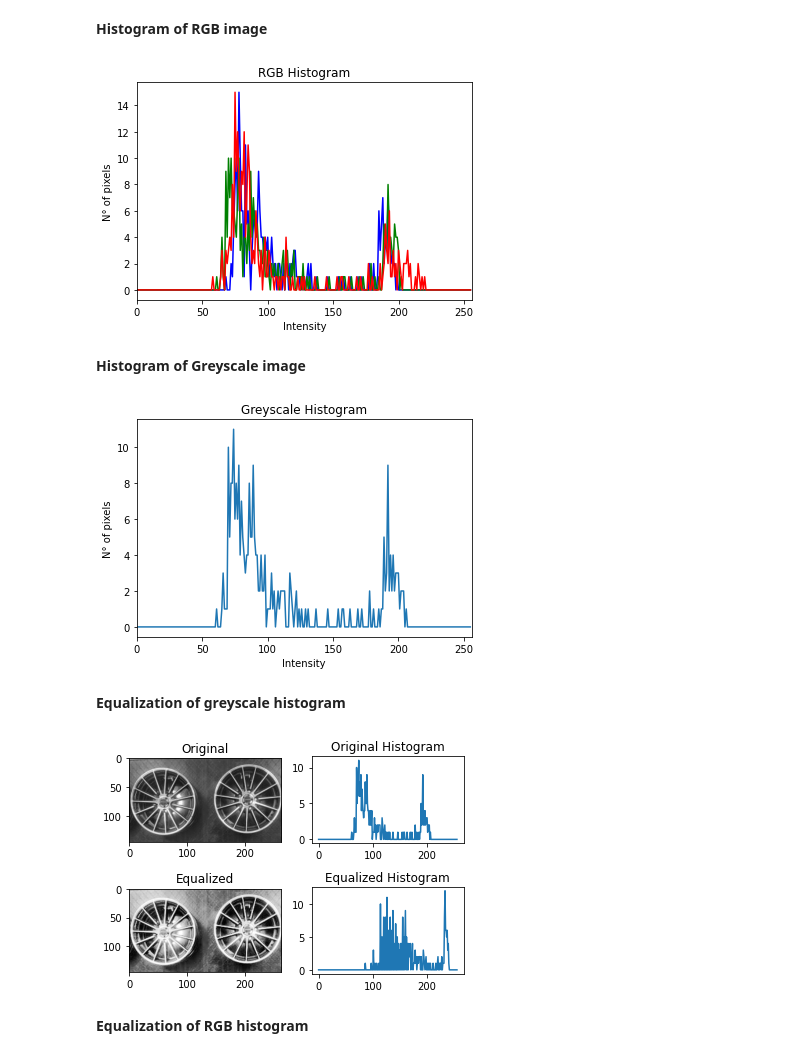
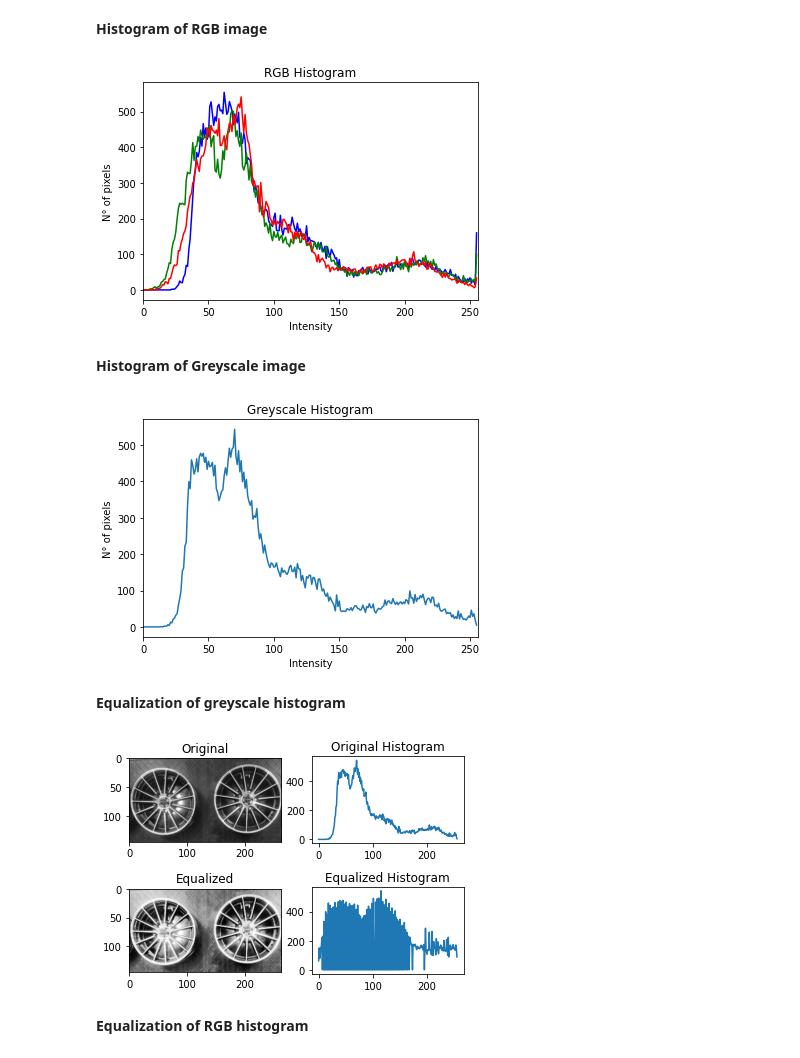
Before and after one commit to riadh26/Image-Processing-Course, a Jupyter notebook: tp-2/TP 2 .ipynb, the cells around one changed output. Cells and saved outputs as stored; diff of their text form; code cells hidden in the pictures.

```diff
--- a/tp-2/TP 2 .ipynb
+++ b/tp-2/TP 2 .ipynb
@@ -113,34 +113,34 @@ plt.show()
 # %% [markdown]
 **Histogram of RGB image**
 # %%
-image_test = cv2.imread('image_test.jpg')
+image_test = cv2.imread('ImageTest.jpg')
 
 blue, green, red = cv2.split(image_test)
 
 plt.figure()
 plt.title('RGB Histogram')
 plt.xlabel('Intensity')
 plt.ylabel('N° of pixels')
 plt.xlim([0, 256])
 
-hist_b = cv2.calcHist(blue, [0], None, [256], [0, 256])
+hist_b = cv2.calcHist([blue], [0], None, [256], [0, 256])
 plt.plot(hist_b, color='b')
 
-hist_g = cv2.calcHist(green, [0], None, [256], [0, 256])
+hist_g = cv2.calcHist([green], [0], None, [256], [0, 256])
 plt.plot(hist_g, color='g')
 
-hist_r = cv2.calcHist(red, [0], None, [256], [0, 256])
+hist_r = cv2.calcHist([red], [0], None, [256], [0, 256])
 plt.plot(hist_r, color='r')
 
 plt.show()
 # %% [output]
-[figure, old version]
+[figure, new version]
 # %% [markdown]
 **Histogram of Greyscale image**
 # %%
 image_grey = cv2.cvtColor(image_test, cv2.COLOR_BGR2GRAY)
 
-hist_grey = cv2.calcHist(image_grey, [0], None, [256], [0, 256])
+hist_grey = cv2.calcHist([image_grey], [0], None, [256], [0, 256])
 
 plt.figure()
 plt.title('Greyscale Histogram')
@@ -150,7 +150,7 @@ plt.xlim([0, 256])
 plt.plot(hist_grey)
 plt.show()
 # %% [output]
-[figure, old version]
+[figure, new version]
 # %% [markdown]
 **Equalization of greyscale histogram**
 # %%
@@ -166,7 +166,7 @@ axes[0][1].plot(hist_grey)
 axes[1][0].set_title('Equalized')
 axes[1][0].imshow(equalized_grey, cmap='gray')
 axes[1][1].set_title('Equalized Histogram')
-axes[1][1].plot(cv2.calcHist(equalized_grey, [0], None, [256], [0, 256]))
+axes[1][1].plot(cv2.calcHist([equalized_grey], [0], None, [256], [0, 256]))
 
 plt.subplots_adjust(hspace=.5)
 plt.show()
@@ -174,7 +174,7 @@ plt.show()
 cv2.imwrite('equalized_grey.jpg', equalized_grey)
 figure.savefig('equalization_grey.png', dpi=200)
 # %% [output]
-[figure, old version]
+[figure, new version]
 # %% [markdown]
 **Equalization of RGB histogram**
 # %%
```
Also changed, not shown: parts of 2 cells of this notebook, 8 other files.
